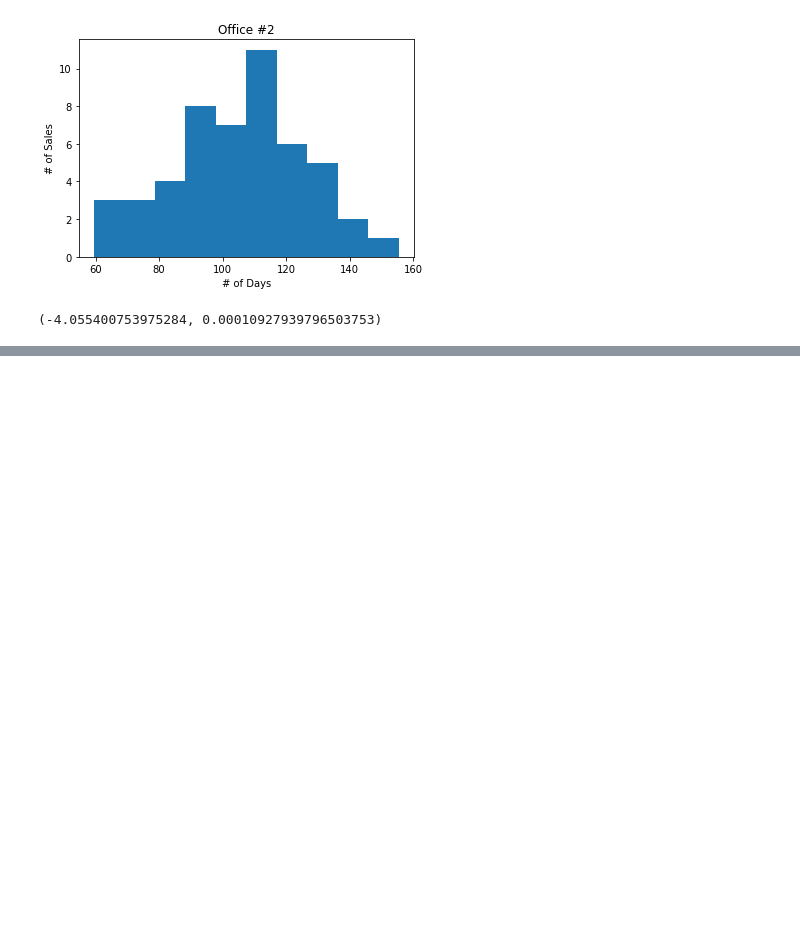
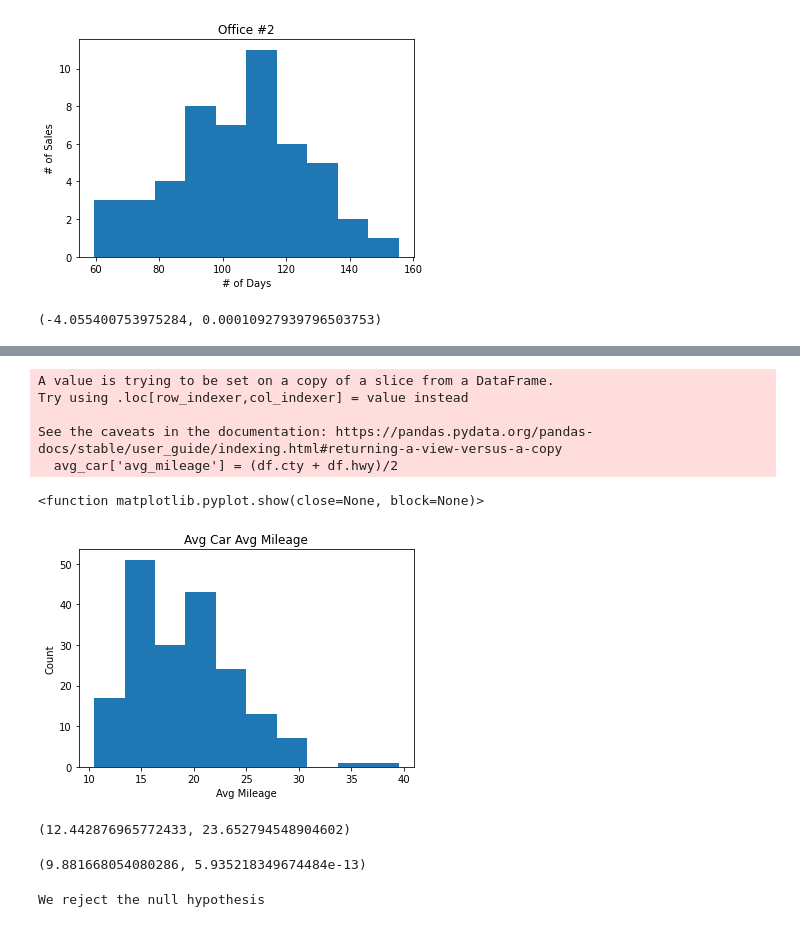
Before and after one commit to javahava1222/statistics-exercises, a Jupyter notebook: hypothesis_testing.ipynb, the cells around one changed output, grey strips where cells are left out. Drawn from its saved outputs; the diff is of its cells as text; code cells hidden in the pictures; blank space fills up the shorter version.

```diff
--- a/hypothesis_testing.ipynb
+++ b/hypothesis_testing.ipynb
@@ -130,0 +217,38 @@ df
+# %%
+avg_car = df[df['class'] != 'compact']
+avg_car['avg_mileage'] = (df.cty + df.hwy)/2
+avg_car
+
+plt.hist(avg_car.avg_mileage)
+plt.title('Avg Car Avg Mileage')
+plt.xlabel('Avg Mileage')
+plt.ylabel('Count')
+plt.show
+# %% [output]
+A value is trying to be set on a copy of a slice from a DataFrame.
+Try using .loc[row_indexer,col_indexer] = value instead
+
+See the caveats in the documentation: https://pandas.pydata.org/pandas-docs/stable/user_guide/indexing.html#returning-a-view-versus-a-copy
+  avg_car['avg_mileage'] = (df.cty + df.hwy)/2
+<function matplotlib.pyplot.show(close=None, block=None)>
+[figure, added]
+# %%
+# Verify assumptions -- Normal distribution, Independent variables, equal variance
+
+cpt_car.avg_mileage.var(), avg_car.avg_mileage.var()
+# %% [output]
+(12.442876965772433, 23.652794548904602)
+# %%
+# Compute t and p
+t, p = stats.ttest_1samp(cpt_car.avg_mileage, avg_car.avg_mileage.mean())
+t, p
+# %% [output]
+(9.881668054080286, 5.935218349674484e-13)
+# %%
+# Are compact cars more fuel efficient?
+if t > 0 and p < 0.05:
+    print('We reject the null hypothesis')
+else:
+    print('We accept the null hypothesis')
+# %% [output]
+We reject the null hypothesis
```
Also changed, not shown: parts of 44 cells of this notebook.
